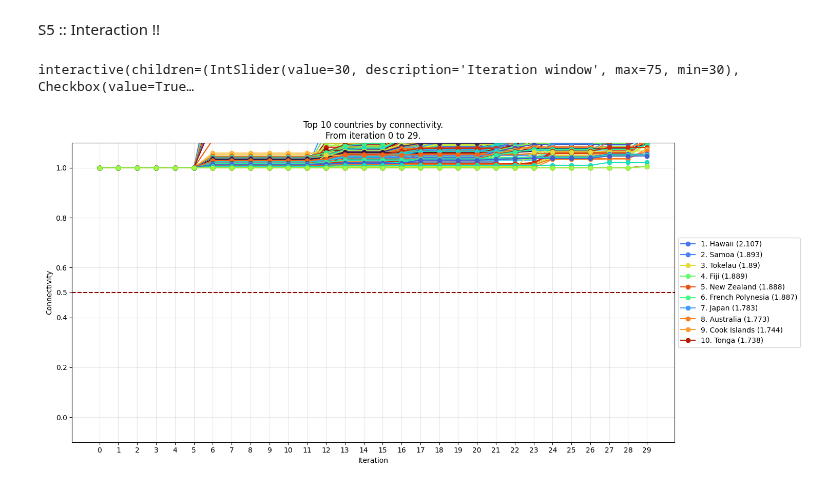
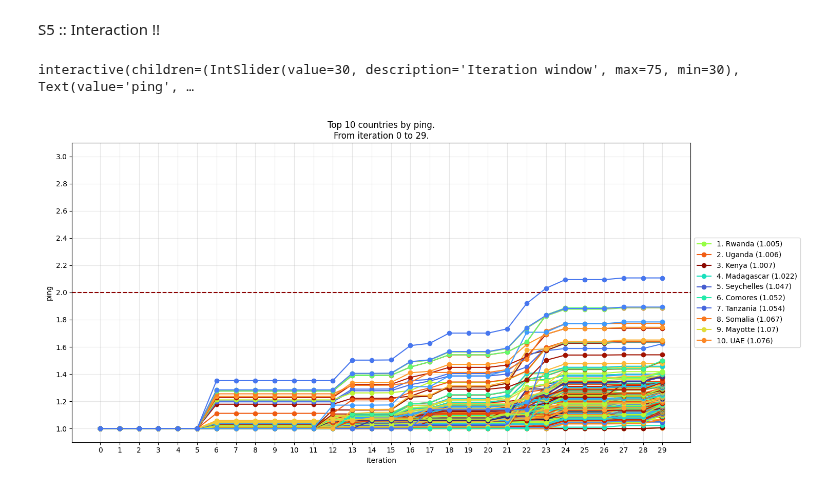
Before and after one commit to vinp505/UCNA, a Jupyter notebook: visualizations/connectivity_top10.ipynb, the cells around one changed output. Saved outputs shown, nothing was run; the diff lists cells and outputs as text; code cells hidden in the pictures.

Commit message:
Fixed ping visualizations.

```diff
--- a/visualizations/connectivity_top10.ipynb
+++ b/visualizations/connectivity_top10.ipynb
@@ -11,7 +11,8 @@ from ipywidgets import interact
 import ipynbname#necessary to get filepath to jupyter notebook file
 
 _FILE_DIR = ipynbname.path().parent#obtain directory of this file
-_PROJ_DIR = _FILE_DIR.parent.parent#obtain main project directory
+_PROJ_DIR = _FILE_DIR.parent#obtain main project directory
 _DATA_DIR = _PROJ_DIR / "dataset"
 _DATAEXTR_DIR = _PROJ_DIR / "dataExtracted"
 _VIS_DIR = _PROJ_DIR / "visualizations"
+_FILE_DIR
@@ -18,15 +21,14 @@ _VIS_DIR = _PROJ_DIR / "visualizations"
 # %% [markdown]
 S1 :: Load dataframes
 # %%
-mode = 'connectivity'
+mode = 'ping'
 status = 'targeted'
-
-avgConnectivityDf = pd.read_csv(str(_DATAEXTR_DIR + f"/avg_{mode}_{status}.csv"))
 # %% [markdown]
 S3 :: Function to filter dataset for relevant iterations and only top 10
 # %%
-def get_top10(n, relative= True):
-
+def get_top10(n, mode, relative= True):
+    global avgConnectivityDf
+    avgConnectivityDf = pd.read_csv(str(_DATAEXTR_DIR / f"avg_{mode}_{status}.csv"))
     # set start of the slicing
     start = n-30
 
@@ -39,8 +41,10 @@ def get_top10(n, relative= True):
     idx = list(range(start, n))
     conn_df = pd.DataFrame(ConnDf.loc[idx])
 
+    asc = False if mode == 'connectivity' else True
+
     # sort by the last relevant iteration so that the legend is in order
-    return conn_df.T.sort_values(by= n-1, axis= 0, ascending= False)
+    return conn_df.T.sort_values(by= n-1, axis= 0, ascending= asc)
 # %% [markdown]
 S4 :: Map each country to a specific color
 # %%
@@ -55,10 +59,10 @@ S5 :: Interaction !!
 
 fig, ax = plt.subplots(figsize= (15, 7))
 
-def update_plot(n, relative= True):
+def update_plot(n, mode= mode, relative= True):
 
     # get entries
-    conn_df = get_top10(n, relative)
+    conn_df = get_top10(n, mode, relative)
 
     # set start
     start = n-30
@@ -82,35 +86,41 @@ def update_plot(n, relative= True):
 
             l = f"{i+1}. {r.name} ({round(r.values[-1], 3)})"
 
         # no label for countries outside of the top10
         else:
             l = None
 
         ax.plot(list(range(len(idx))), r.values, marker= 'o', label= l, c= col_dict[r.name])
 
 
     ax.set_xticks(list(range(len(idx))), idx)
 
-    if relative:
+    if relative and mode == 'connectivity':
         ax.set_ylim(-0.1, 1.1)
         ax.set_yticks([0.0, 0.2, 0.4, 0.5, 0.6, 0.8, 1.0])
         ax.axhline(y= 0.5, linestyle= '--', c= 'darkred')
+
+    elif relative and mode == 'ping':
+        ax.set_ylim(0.9, 3.1)
+        ax.set_yticks([1.0, 1.2, 1.4, 1.6, 1.8, 2.0, 2.2, 2.4, 2.6, 2.8, 3.0])
+        ax.axhline(y= 2, linestyle= '--', c= 'darkred')
+
     else:
         ax.set_ylim(bottom= min_pos_conn-1)
     ax.legend(loc="center left", bbox_to_anchor=(1, 0.5))
 
-    ax.set_ylabel("Connectivity")
+    ax.set_ylabel(f"{mode}")
     ax.set_xlabel("Iteration")
-    ax.set_title(f"Top 10 countries by connectivity.\nFrom iteration {start} to {n-1}.")
+    ax.set_title(f"Top 10 countries by {mode}.\nFrom iteration {start} to {n-1}.")
 
     fig.tight_layout()
     fig.canvas.draw_idle()
 
 
 n_slider = widgets.IntSlider(value= 30, min= 30, max= len(avgConnectivityDf), step= 1, description= 'Iteration window')
 
 interact(update_plot, n= n_slider)
 plt.show()
 # %% [output]
-interactive(children=(IntSlider(value=30, description='Iteration window', max=75, min=30), Checkbox(value=True…
+interactive(children=(IntSlider(value=30, description='Iteration window', max=75, min=30), Text(value='ping', …
-[figure, old version]
+[figure, new version]
```
Also changed, not shown: parts of 1 cell of this notebook, 1 other file.
